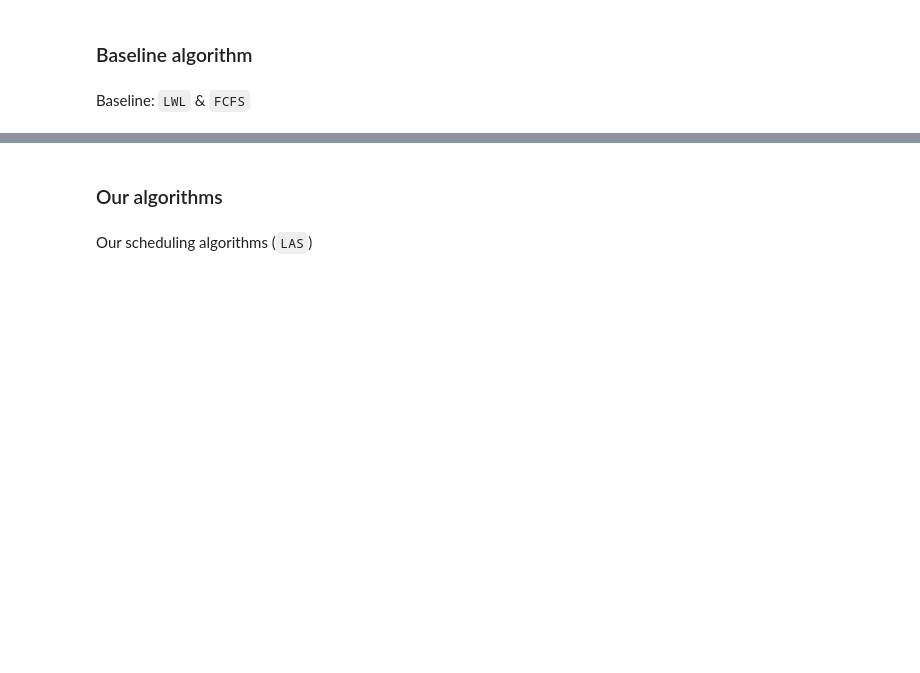
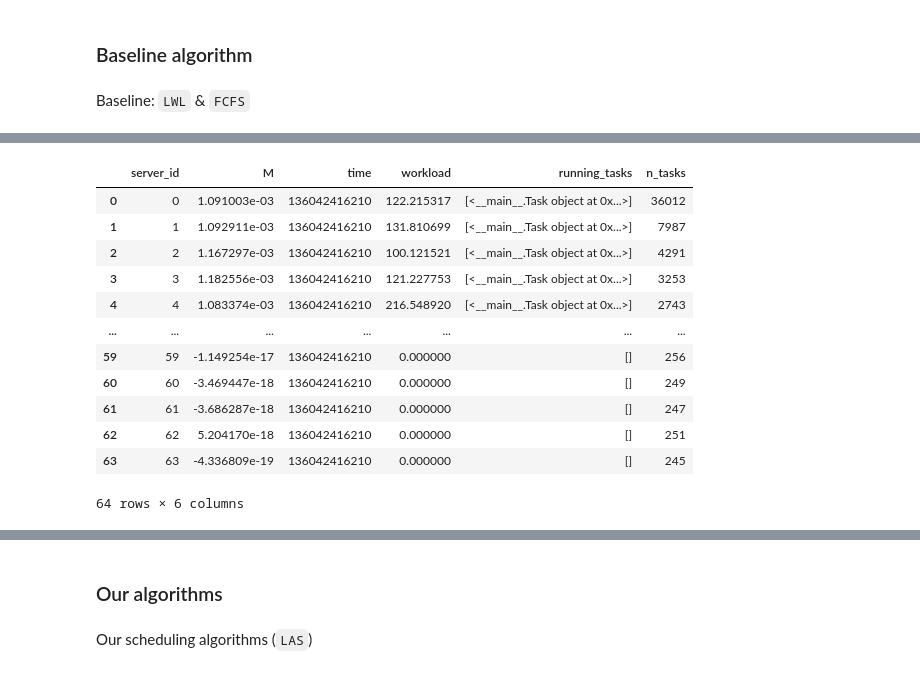
Before and after one commit to Matteo-Candi/Data_Center, a Jupyter notebook: Hw_2/main.ipynb, the cells around one changed output, grey strips where cells are left out. Drawn from its saved outputs; the diff is of its cells as text; code cells hidden in the pictures; blank space fills up the shorter version.

```diff
--- a/Hw_2/main.ipynb
+++ b/Hw_2/main.ipynb
@@ -348,0 +317,24 @@ tasks[184773].M
+# %%
+rows = []
+for key, obj in servers.items():
+    new_row = vars(servers[key])
+    row = {attributo: valore for attributo, valore in new_row.items()}
+    rows.append(row)
+
+df_servers = pd.DataFrame(rows)
+df_servers = df_servers.drop('queue', axis=1)
+display(df_servers)
+# %% [output]
+|  | server_id | M | time | workload | running_tasks | n_tasks |
+| 0 | 0 | 1.091003e-03 | 136042416210 | 122.215317 | [<__main__.Task object at 0x...>] | 36012 |
+| 1 | 1 | 1.092911e-03 | 136042416210 | 131.810699 | [<__main__.Task object at 0x...>] | 7987 |
+| 2 | 2 | 1.167297e-03 | 136042416210 | 100.121521 | [<__main__.Task object at 0x...>] | 4291 |
+| 3 | 3 | 1.182556e-03 | 136042416210 | 121.227753 | [<__main__.Task object at 0x...>] | 3253 |
+| 4 | 4 | 1.083374e-03 | 136042416210 | 216.548920 | [<__main__.Task object at 0x...>] | 2743 |
+| ... | ... | ... | ... | ... | ... | ... |
+| 59 | 59 | -1.149254e-17 | 136042416210 | 0.000000 | [] | 256 |
+| 60 | 60 | -3.469447e-18 | 136042416210 | 0.000000 | [] | 249 |
+| 61 | 61 | -3.686287e-18 | 136042416210 | 0.000000 | [] | 247 |
+| 62 | 62 | 5.204170e-18 | 136042416210 | 0.000000 | [] | 251 |
+| 63 | 63 | -4.336809e-19 | 136042416210 | 0.000000 | [] | 245 |
+64 rows × 6 columns
```
Also changed, not shown: parts of 12 cells of this notebook.
